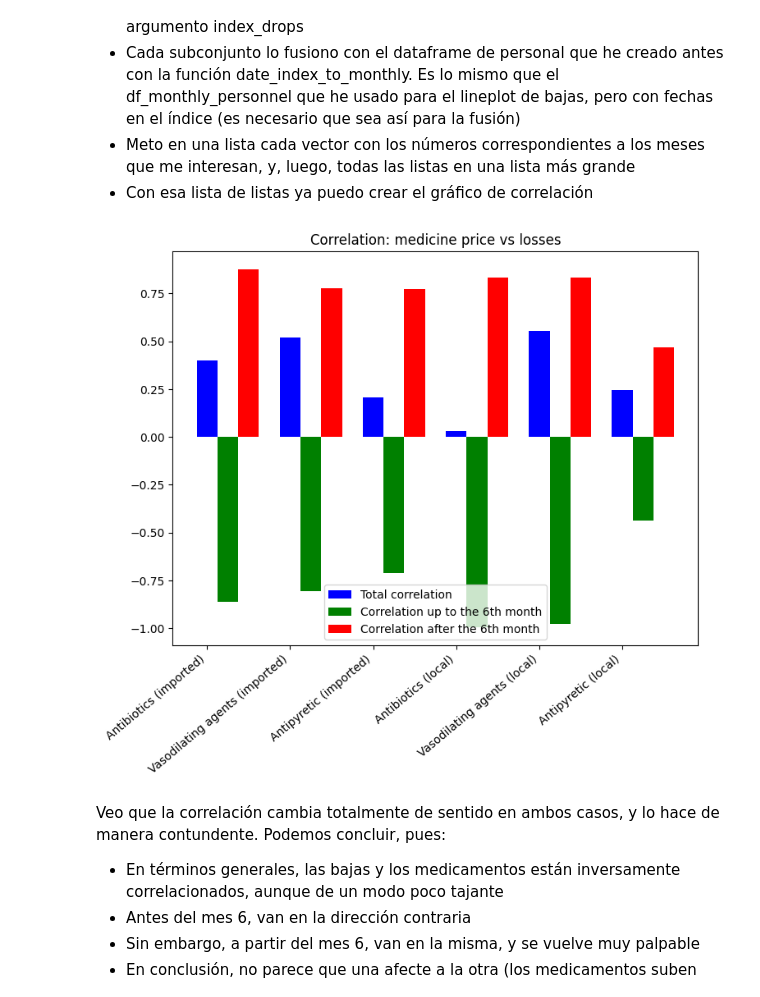
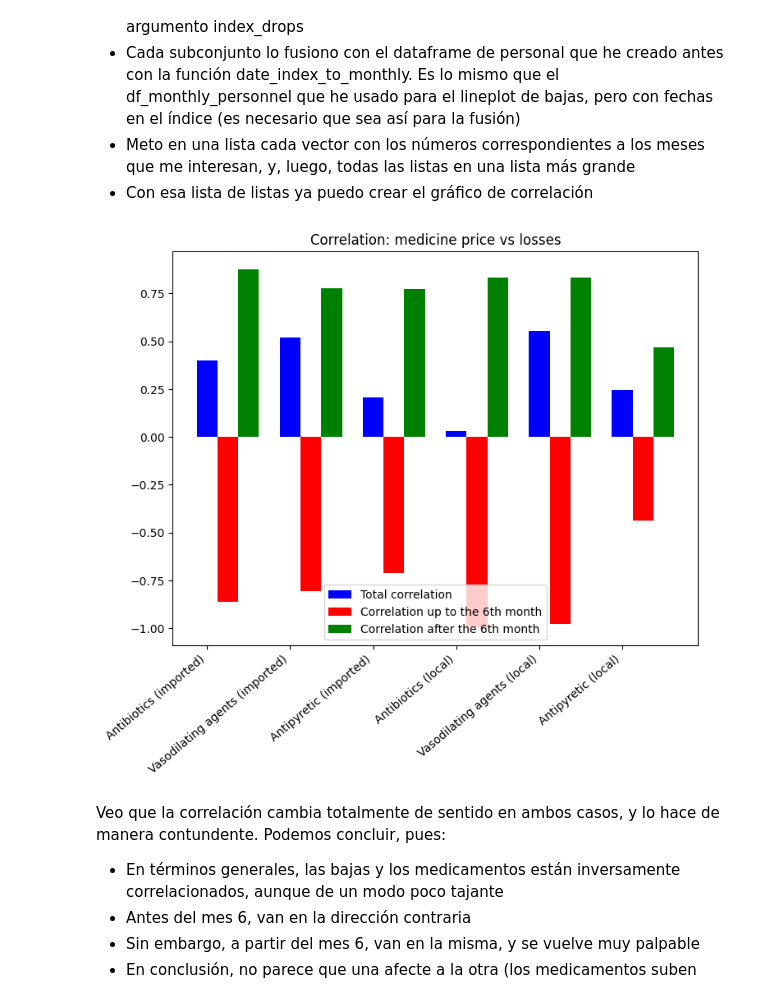
Before and after one commit to RogerPerello/EDA_project, a Jupyter notebook: src/EDA_hipotesis_1.ipynb, the cells around one changed output. Drawn from its saved outputs; the diff is of its cells as text; code cells hidden in the pictures.

```diff
--- a/src/EDA_hipotesis_1.ipynb
+++ b/src/EDA_hipotesis_1.ipynb
@@ -204,28 +204,28 @@ dtype: float64
 # %%
 total_index_drops = [['2022-03-15'], ['2022-03-15', '2022-07-15', '2022-08-15', '2022-09-15'], ['2022-03-15', '2022-04-15', '2022-05-15', '2022-06-15']]
 
 corr_vectors = []
 for index_drops in total_index_drops:
        corr_vector = []
        for element in commodities:
               df_prices_monthly_single_med = applies_where_groupby_mean_drop(df_prices, 'commodity', 'date', element, index_drops=index_drops, median=True)
               df_price_personnel = df_prices_monthly_single_med.merge(df_monthly_personnel_datetime, left_index=True, right_index=True)
               corr_vector.append(df_price_personnel.corr()['usdprice'][1])
        corr_vectors.append(corr_vector)
 
 X = np.arange(6)
 fig = plt.figure()
 ax = fig.add_axes([0,0,1,1])
 ax.bar(X + 0.00, corr_vectors[0], color = 'b', width = 0.25)
-ax.bar(X + 0.25, corr_vectors[1], color = 'g', width = 0.25)
-ax.bar(X + 0.50, corr_vectors[2], color = 'r', width = 0.25)
+ax.bar(X + 0.25, corr_vectors[1], color = 'r', width = 0.25)
+ax.bar(X + 0.50, corr_vectors[2], color = 'g', width = 0.25)
 plt.xticks([0, 1, 2, 3, 4, 5], commodities)
 ax.set_xticklabels(ax.get_xticklabels(), rotation=40, ha="right")
 ax.legend(labels=['Total correlation', 'Correlation up to the 6th month', 'Correlation after the 6th month'])
 plt.title('Correlation: medicine price vs losses')
 plt.show()
 # %% [output]
-[figure, old version]
+[figure, new version]
 # %% [markdown]
 Veo que la correlación cambia totalmente de sentido en ambos casos, y lo hace de manera contundente. Podemos concluir, pues:
 - En términos generales, las bajas y los medicamentos están inversamente correlacionados, aunque de un modo poco tajante
```
Also changed, not shown: parts of 2 cells of this notebook.
